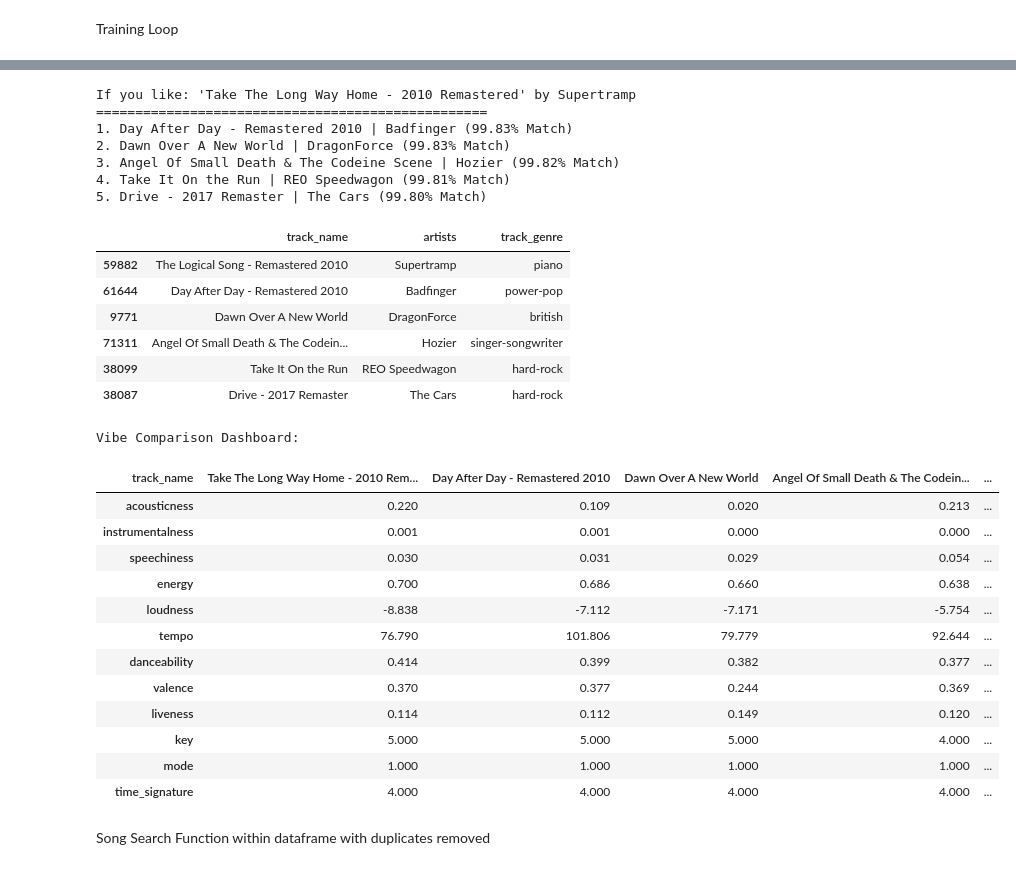
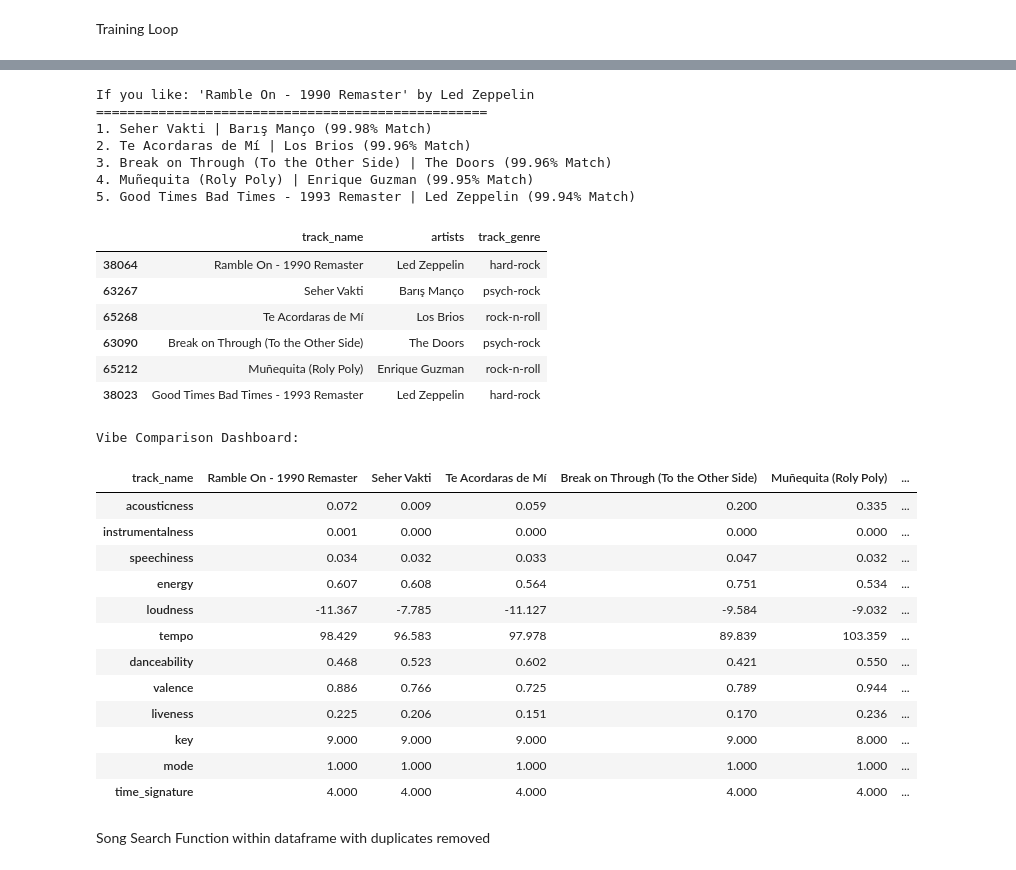
Before and after one commit to benmckenz000/spotify-song-recommender, a Jupyter notebook: recommender.ipynb, the cells around one changed output, grey strips where cells are left out. Saved outputs shown, nothing was run; the diff lists cells and outputs as text; code cells hidden in the pictures.

```diff
--- a/recommender.ipynb
+++ b/recommender.ipynb
@@ -114,12 +145,9 @@ JBSRNB           2999
 Name: count, dtype: int64
 # %%
+# Feature Engineering - scaling, one-hot encoding, and weighting
 scaler = StandardScaler()
 scaled_data = scaler.fit_transform(data)
 
 macro_dummies = pd.get_dummies(df['macro'], prefix='macro')
 
-macro_weighted = macro_dummies * 10.0
-
-combined_data = np.hstack([scaled_data, macro_weighted])
-
-X = torch.tensor(combined_data).float()
+macro_weighted = macro_dummies * 5.0
@@ -142,13 +174,13 @@ class SongAutoencoder(nn.Module):
         self.encoder = nn.Sequential(
             nn.Linear(input_dimension, 64),
             nn.ReLU(),
-            nn.Linear(64, 32),
+            nn.Linear(64, 12),
             nn.ReLU()
         )
 
         # Decoder - reconstructing 12 features from 4
         self.decoder = nn.Sequential(
-            nn.Linear(32, 64),
+            nn.Linear(12, 64),
             nn.ReLU(),
             nn.Linear(64, input_dimension)
         )
@@ -275,56 +303,56 @@ def get_recommendations(song_index, n_recs=5):
 
     return top_indices
 
-top_indices = get_recommendations(60354)
+top_indices = get_recommendations(38064)
 # %% [output]
-If you like: 'Take The Long Way Home - 2010 Remastered' by Supertramp
+If you like: 'Ramble On - 1990 Remaster' by Led Zeppelin
 ==================================================
-1. Day After Day - Remastered 2010 | Badfinger (99.83% Match)
-2. Dawn Over A New World | DragonForce (99.83% Match)
-3. Angel Of Small Death & The Codeine Scene | Hozier (99.82% Match)
-4. Take It On the Run | REO Speedwagon (99.81% Match)
-5. Drive - 2017 Remaster | The Cars (99.80% Match)
+1. Seher Vakti | Barış Manço (99.98% Match)
+2. Te Acordaras de Mí | Los Brios (99.96% Match)
+3. Break on Through (To the Other Side) | The Doors (99.96% Match)
+4. Muñequita (Roly Poly) | Enrique Guzman (99.95% Match)
+5. Good Times Bad Times - 1993 Remaster | Led Zeppelin (99.94% Match)
 # %%
 # Check the genres of the results
-df.iloc[[59882] + list(top_indices)][['track_name', 'artists', 'track_genre']]
+df.iloc[[38064] + list(top_indices)][['track_name', 'artists', 'track_genre']]
 # %% [output]
 |  | track_name | artists | track_genre |
-| 59882 | The Logical Song - Remastered 2010 | Supertramp | piano |
-| 61644 | Day After Day - Remastered 2010 | Badfinger | power-pop |
-| 9771 | Dawn Over A New World | DragonForce | british |
-| 71311 | Angel Of Small Death & The Codein... | Hozier | singer-songwriter |
-| 38099 | Take It On the Run | REO Speedwagon | hard-rock |
-| 38087 | Drive - 2017 Remaster | The Cars | hard-rock |
+| 38064 | Ramble On - 1990 Remaster | Led Zeppelin | hard-rock |
+| 63267 | Seher Vakti | Barış Manço | psych-rock |
+| 65268 | Te Acordaras de Mí | Los Brios | rock-n-roll |
+| 63090 | Break on Through (To the Other Side) | The Doors | psych-rock |
+| 65212 | Muñequita (Roly Poly) | Enrique Guzman | rock-n-roll |
+| 38023 | Good Times Bad Times - 1993 Remaster | Led Zeppelin | hard-rock |
 # %%
 
 
 # 1. Grab the indices from your last run
-comparison_indices = [60354] + list(top_indices)
+comparison_indices = [38064] + list(top_indices)
 
 # 2. Create the vertical table
 vibe_dashboard = df.iloc[comparison_indices].copy()
 vibe_dashboard.set_index('track_name', inplace=True)
 
 # 3. Transpose and highlight the "Leader" (the first column)
 # We round to 3 decimals to keep it readable
 vibe_dashboard = vibe_dashboard[feature_cols].T
 
 print("Vibe Comparison Dashboard:")
 display(vibe_dashboard.style.background_gradient(axis=1, cmap='viridis').format(precision=3))
 # %% [output]
 Vibe Comparison Dashboard:
-| track_name | Take The Long Way Home - 2010 Rem... | Day After Day - Remastered 2010 | Dawn Over A New World | Angel Of Small Death & The Codein... | ... |
-| acousticness | 0.220 | 0.109 | 0.020 | 0.213 | ... |
-| instrumentalness | 0.001 | 0.001 | 0.000 | 0.000 | ... |
-| speechiness | 0.030 | 0.031 | 0.029 | 0.054 | ... |
-| energy | 0.700 | 0.686 | 0.660 | 0.638 | ... |
-| loudness | -8.838 | -7.112 | -7.171 | -5.754 | ... |
-| tempo | 76.790 | 101.806 | 79.779 | 92.644 | ... |
-| danceability | 0.414 | 0.399 | 0.382 | 0.377 | ... |
-| valence | 0.370 | 0.377 | 0.244 | 0.369 | ... |
-| liveness | 0.114 | 0.112 | 0.149 | 0.120 | ... |
-| key | 5.000 | 5.000 | 5.000 | 4.000 | ... |
-| mode | 1.000 | 1.000 | 1.000 | 1.000 | ... |
-| time_signature | 4.000 | 4.000 | 4.000 | 4.000 | ... |
+| track_name | Ramble On - 1990 Remaster | Seher Vakti | Te Acordaras de Mí | Break on Through (To the Other Side) | Muñequita (Roly Poly) | ... |
+| acousticness | 0.072 | 0.009 | 0.059 | 0.200 | 0.335 | ... |
+| instrumentalness | 0.001 | 0.000 | 0.000 | 0.000 | 0.000 | ... |
+| speechiness | 0.034 | 0.032 | 0.033 | 0.047 | 0.032 | ... |
+| energy | 0.607 | 0.608 | 0.564 | 0.751 | 0.534 | ... |
+| loudness | -11.367 | -7.785 | -11.127 | -9.584 | -9.032 | ... |
+| tempo | 98.429 | 96.583 | 97.978 | 89.839 | 103.359 | ... |
+| danceability | 0.468 | 0.523 | 0.602 | 0.421 | 0.550 | ... |
+| valence | 0.886 | 0.766 | 0.725 | 0.789 | 0.944 | ... |
+| liveness | 0.225 | 0.206 | 0.151 | 0.170 | 0.236 | ... |
+| key | 9.000 | 9.000 | 9.000 | 9.000 | 8.000 | ... |
+| mode | 1.000 | 1.000 | 1.000 | 1.000 | 1.000 | ... |
+| time_signature | 4.000 | 4.000 | 4.000 | 4.000 | 4.000 | ... |
 # %% [markdown]
 Song Search Function within dataframe with duplicates removed
```
Also changed, not shown: parts of 9 cells of this notebook.
